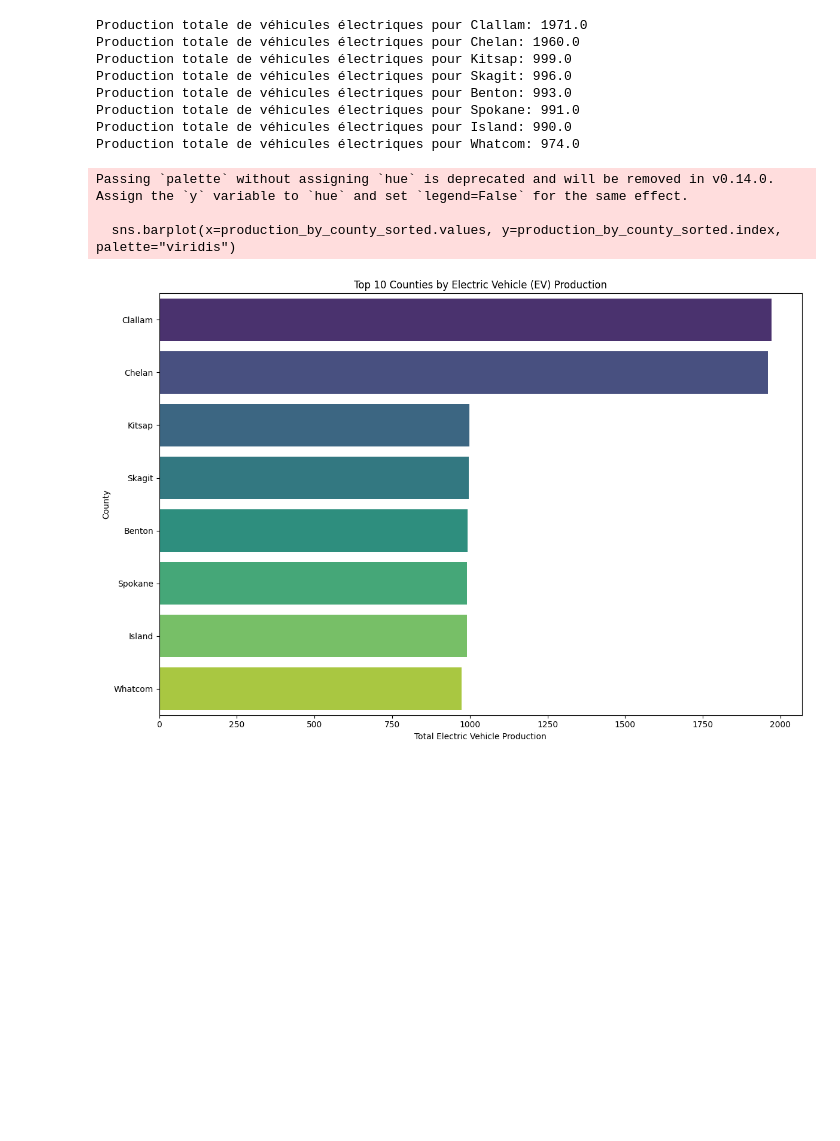
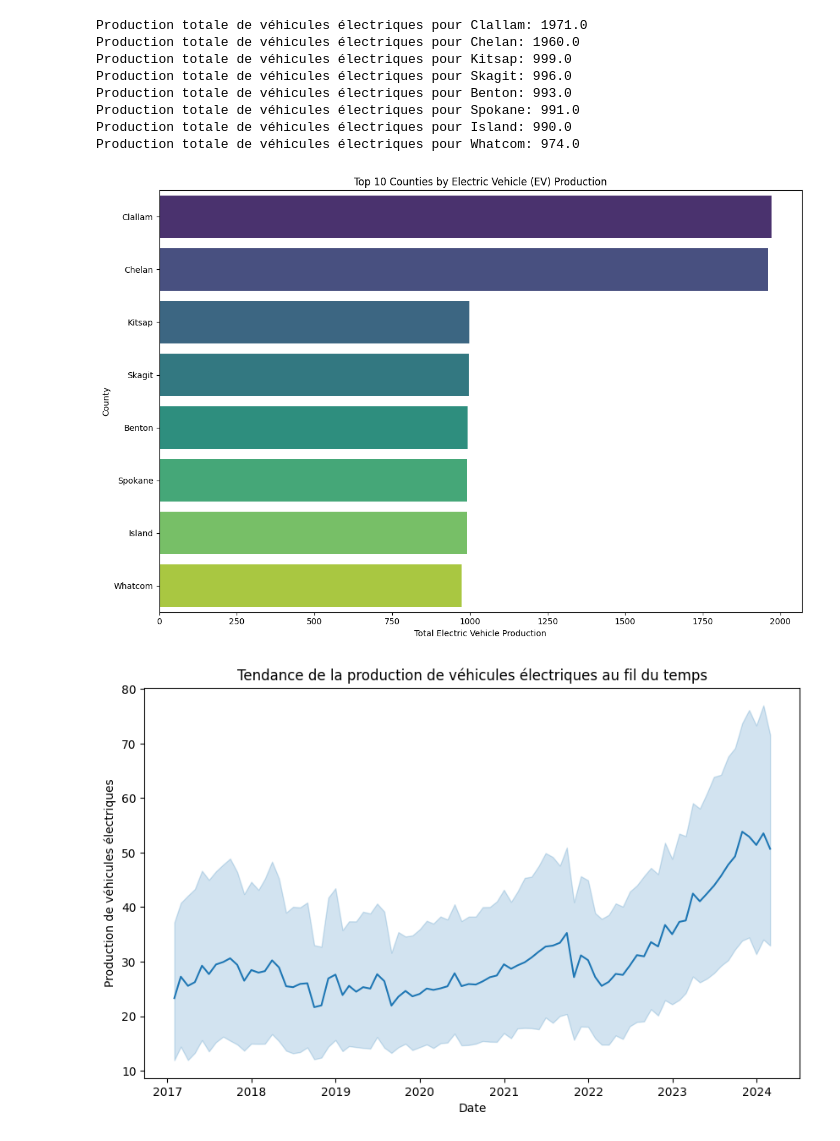
Before and after one commit to khelifaYacine/Electric_Vehicule_Population-by-Country, a Jupyter notebook: EDA.ipynb, the cells around one changed output. Saved outputs shown, nothing was run; the diff lists cells and outputs as text; code cells hidden in the pictures; blank space fills up the shorter version.

Commit message:
Région State et tendance

```diff
--- a/EDA.ipynb
+++ b/EDA.ipynb
@@ -230,19 +248,23 @@ Production totale de véhicules électriques pour Spokane: 991.0
 Production totale de véhicules électriques pour Island: 990.0
 Production totale de véhicules électriques pour Whatcom: 974.0
 # %%
-# Trier les résultats par ordre décroissant de production
-production_by_county_sorted = production_by_county.sort_values(ascending=False)
-
-# Tracer un graphique à barres
+# Tracer un graphique à barres en spécifiant `hue`
 plt.figure(figsize=(12, 8))
-sns.barplot(x=production_by_county_sorted.values, y=production_by_county_sorted.index, palette="viridis")
+sns.barplot(x=production_by_county_sorted.values, y=production_by_county_sorted.index, hue=production_by_county_sorted.index, palette="viridis", legend=False)
 plt.title('Top 10 Counties by Electric Vehicle (EV) Production')
 plt.xlabel('Total Electric Vehicle Production')
 plt.ylabel('County')
 plt.tight_layout()
 plt.show()
 # %% [output]
-Passing `palette` without assigning `hue` is deprecated and will be removed in v0.14.0. Assign the `y` variable to `hue` and set `legend=False` for the same effect.
-
-  sns.barplot(x=production_by_county_sorted.values, y=production_by_county_sorted.index, palette="viridis")
 [figure]
+# %%
+# Tracer un graphique de ligne pour la production de véhicules électriques au fil du temps
+plt.figure(figsize=(10, 6))
+sns.lineplot(x="Date", y="Electric Vehicle (EV) Total", data=df)
+plt.title('Tendance de la production de véhicules électriques au fil du temps')
+plt.xlabel('Date')
+plt.ylabel('Production de véhicules électriques')
+plt.show()
+# %% [output]
+[figure, added]
```
Also changed, not shown: parts of 7 cells of this notebook.
